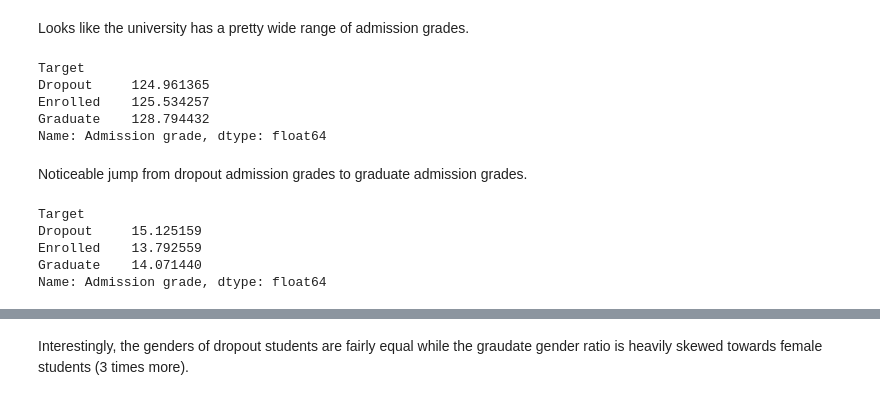
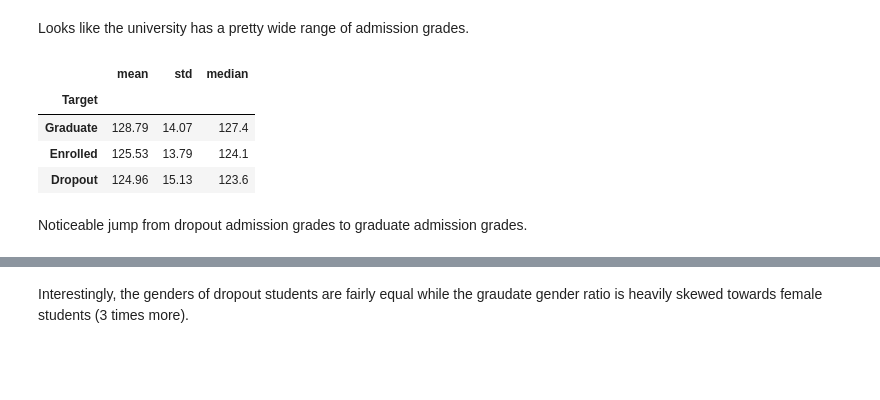
Before and after one commit to bktakacs/Student-Academic-Outcome-Prediction-Capstone, a Jupyter notebook: eda_c2.ipynb, the cells around one changed output, grey strips where cells are left out. Cells and saved outputs as stored; diff of their text form; code cells hidden in the pictures; blank space fills up the shorter version.

```diff
--- a/eda_c2.ipynb
+++ b/eda_c2.ipynb
@@ -42,20 +42,12 @@ Admission grade - min 95.00 : average 126.98 : max 190.00
 # %% [markdown]
 Looks like the university has a pretty wide range of admission grades.
 # %%
-df['Admission grade'].groupby(df['Target']).mean()
+df['Admission grade'].groupby(df['Target']).agg(['mean', 'std', 'median']).sort_values('mean', ascending=False).round(2)
 # %% [output]
-Target
-Dropout     124.961365
-Enrolled    125.534257
-Graduate    128.794432
-Name: Admission grade, dtype: float64
+|  | mean | std | median |
+| Target |  |  |  |
+| Graduate | 128.79 | 14.07 | 127.4 |
+| Enrolled | 125.53 | 13.79 | 124.1 |
+| Dropout | 124.96 | 15.13 | 123.6 |
 # %% [markdown]
 Noticeable jump from dropout admission grades to graduate admission grades.
-# %%
-df['Admission grade'].groupby(df['Target']).std()
-# %% [output]
-Target
-Dropout     15.125159
-Enrolled    13.792559
-Graduate    14.071440
-Name: Admission grade, dtype: float64
```
Also changed, not shown: parts of 24 cells of this notebook.
